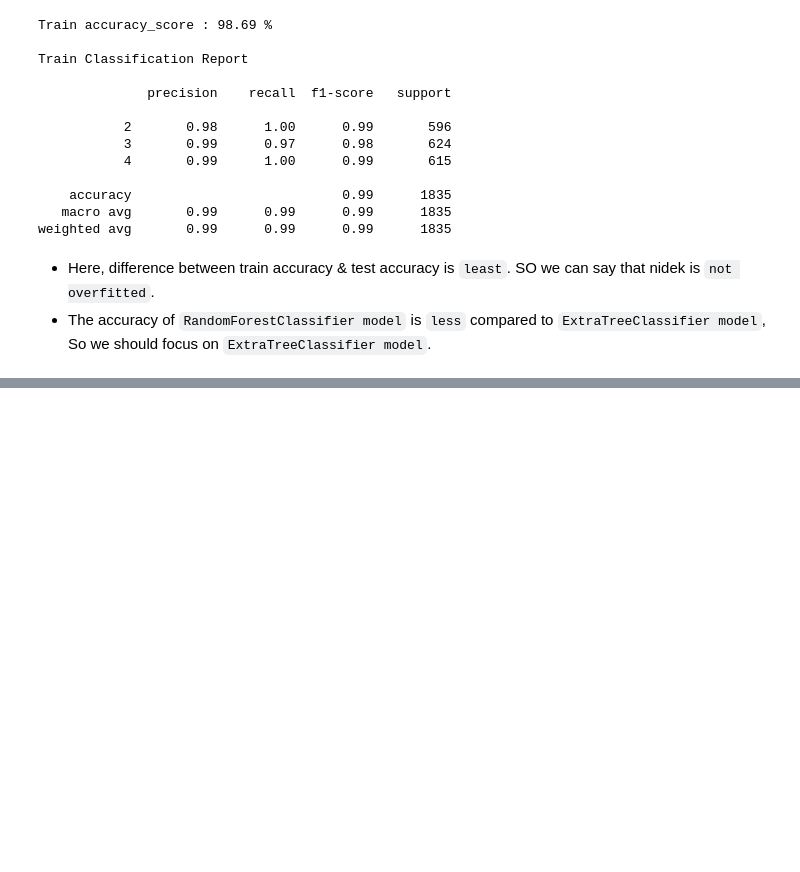
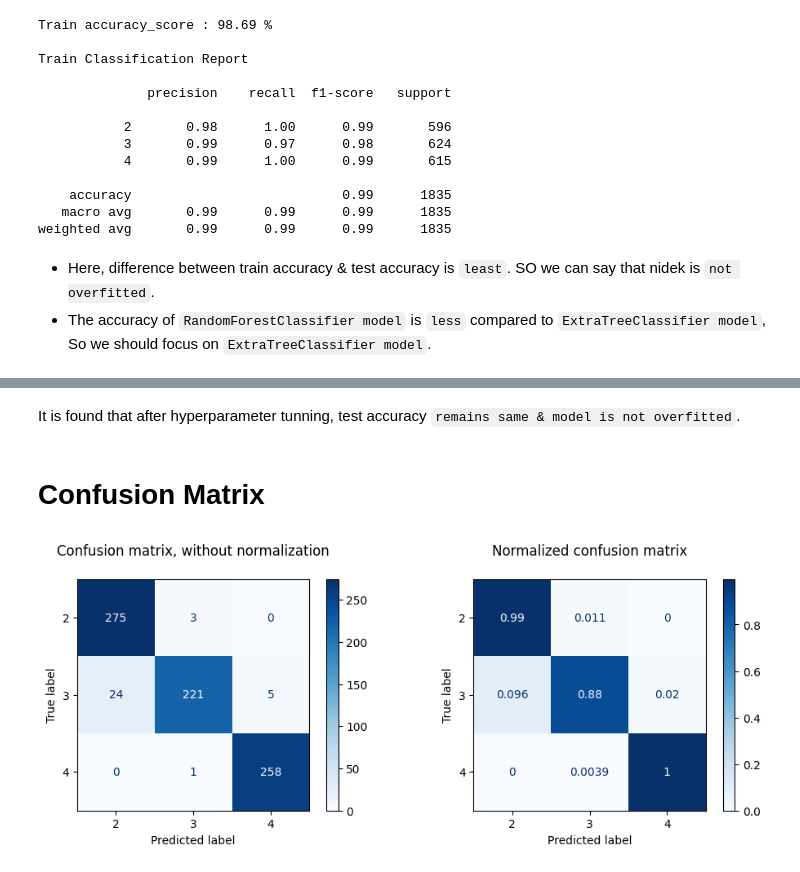
Before and after one commit to 21Ovi/Employee-Performance-Analysis, a Jupyter notebook: train_model.ipynb, the cells around one changed output, grey strips where cells are left out. Cells and saved outputs as stored; diff of their text form; code cells hidden in the pictures; blank space fills up the shorter version.

```diff
--- a/train_model.ipynb
+++ b/train_model.ipynb
@@ -339,0 +342,9 @@ weighted avg       0.99      0.99      0.99      1835
+# %%
+scaler = StandardScaler()
+X2 = scaler.fit_transform(train)
+X2 = pd.DataFrame(X2)
+X2.columns = ['Employee Last Salary Hike Percent',
+       'Employee Environment Satisfaction', 'Experience Years At This Company',
+       'Experience Years In Current Role', 'Years Since Last Promotion']
+# %%
+X_train,X_test,y_train,y_test = train_test_split(X2,y,random_state=42,test_size=0.30)
@@ -339,0 +353,6 @@ weighted avg       0.99      0.99      0.99      1835
+# %%
+# Initialize model
+ext_clf1 = ExtraTreesClassifier()
+ext_clf1.fit(X_train, y_train)
+y_predict = ext_clf1.predict(X_test)
+y_train.value_counts()
@@ -339,0 +476,13 @@ weighted avg       0.99      0.99      0.99      1835
+# %%
+ec1 = ExtraTreesClassifier(
+    n_estimators= 103,
+    max_depth= None,
+    min_samples_split=3,
+    min_samples_leaf= 1,
+    max_features= 'log2',
+    max_leaf_nodes= None,
+    bootstrap= False,
+    random_state=42)
+ec1.fit(X_train,y_train)
+y_predict3 = ec1.predict(X_test)
+y_train.value_counts()
@@ -339,0 +533,19 @@ weighted avg       0.99      0.99      0.99      1835
+# %% [markdown]
+It is found that after hyperparameter tunning, test accuracy `remains same & model is not overfitted`.
+# %% [markdown]
+# Confusion Matrix
+# %%
+# Default theame for plotings
+matplotlib.rcdefaults()
+f,(ax1,ax2) = plt.subplots(1,2,figsize=(10,4))
+# Plot non-normalized confusion matrix
+cm1 = plot_confusion_matrix(ec1, X_test, y_test, cmap=plt.cm.Blues,normalize=None,ax=ax1)
+cm1.ax_.set_title("Confusion matrix, without normalization\n",fontsize=12)
+
+cm2 = plot_confusion_matrix(ec1, X_test, y_test, cmap=plt.cm.Blues,normalize="true",ax=ax2)
+cm2.ax_.set_title("Normalized confusion matrix\n",fontsize=12)
+plt.tight_layout(pad=2)
+
+plt.show();
+# %% [output]
+[figure, added]
```
Also changed, not shown: parts of 18 cells of this notebook.
